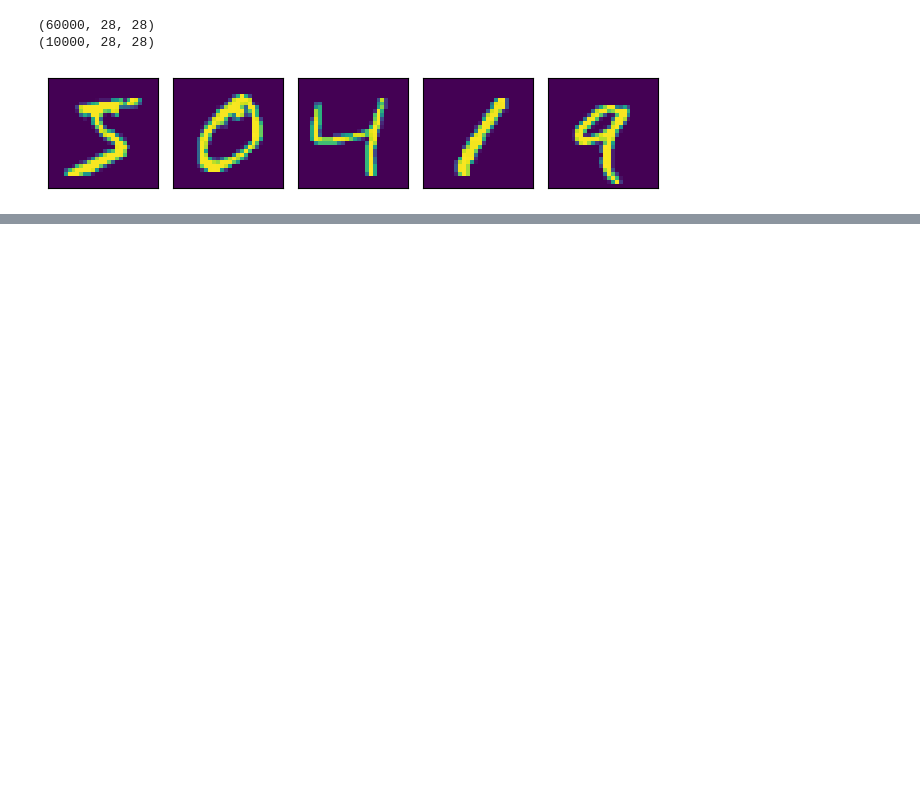
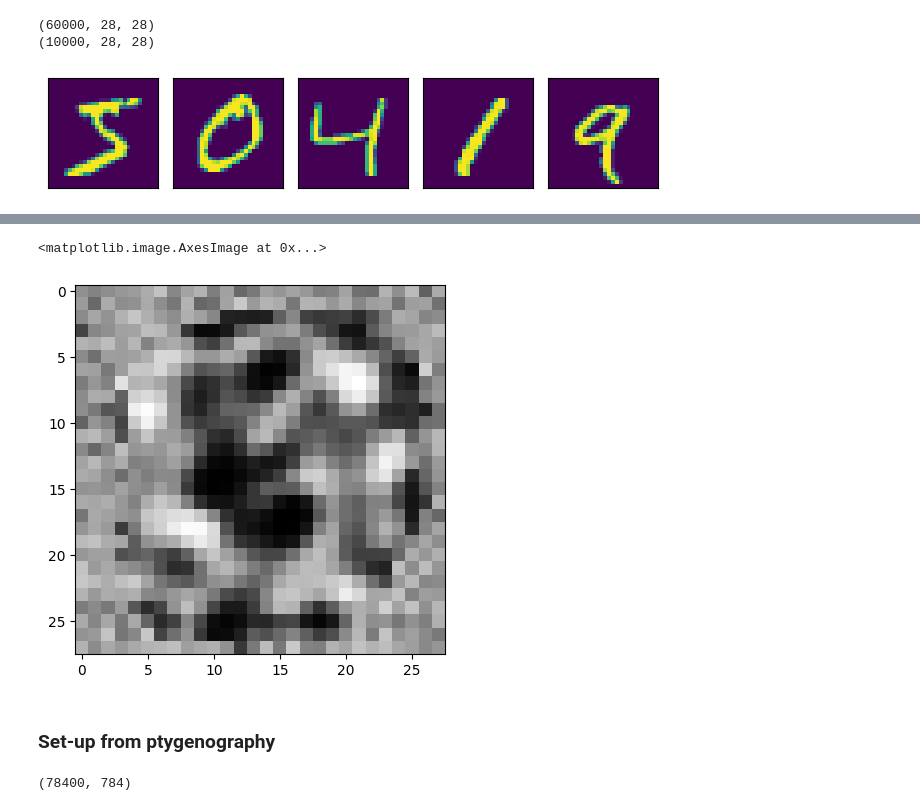
Before and after one commit to Ava99999/signal-thesis, a Jupyter notebook: Autoencoder generative model v2.ipynb, the cells around one changed output, grey strips where cells are left out. Drawn from its saved outputs; the diff is of its cells as text; code cells hidden in the pictures; blank space fills up the shorter version.

```diff
--- a/Autoencoder generative model v2.ipynb
+++ b/Autoencoder generative model v2.ipynb
@@ -119,0 +152,13 @@ plt.show()
+# %%
+# random input looks like this
+z = np.zeros((1,64))
+z[0,:] = np.random.normal(size=(64))
+test_z = autoencoder.decoder(z) #.numpy() i don't know what .numpy() does
+
+plt.figure()
+plt.imshow(test_z[0])
+# %% [output]
+<matplotlib.image.AxesImage at 0x...>
+[figure, added]
+# %% [markdown]
+### Set-up from ptygenography
@@ -119,0 +273,16 @@ plt.show()
+# %%
+# define forward operator with binary masks
+m  = mx * n
+
+M = np.random.randn(nx,nx,mx)
+M[M<0]=0
+M[M>0]=1
+
+MF   = MaskedFourier(M)
+print(MF.shape)
+Afun = lambda x : np.abs(MF@x)**2
+Ajac = lambda x : LinearOperator((m, n), matvec=lambda z : 2*(MF@x)*np.conj(MF@np.conj(z)), rmatvec=lambda z : 2*(MF.H@((MF@x)*z)))
+
+A    = Op(fun = Afun, jac = Ajac, shape=(m,n))
+# %% [output]
+(78400, 784)
```
Also changed, not shown: parts of 10 cells of this notebook.
